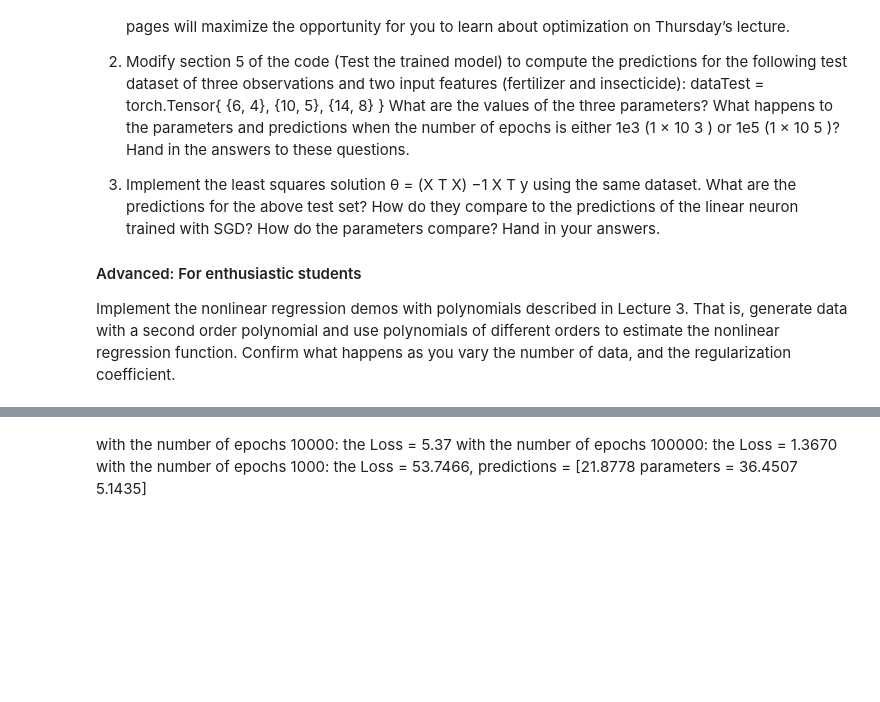
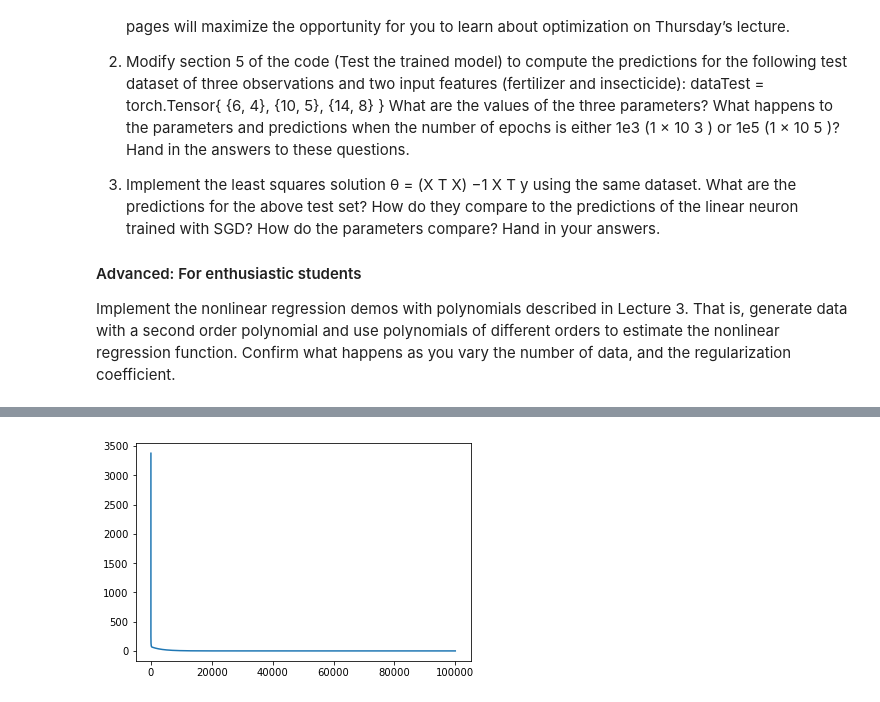
Before and after one commit to kuatroka/oxford_dl_2015_code, a Jupyter notebook: oxford_dl_2015_code/Practical2/practical2 - Linear Models with SGD and Least Squares.ipynb, the cells around one changed output, grey strips where cells are left out. Saved outputs shown, nothing was run; the diff lists cells and outputs as text; code cells hidden in the pictures; blank space fills up the shorter version.

```diff
--- a/oxford_dl_2015_code/Practical2/practical2 - Linear Models with SGD and Least Squares.ipynb
+++ b/oxford_dl_2015_code/Practical2/practical2 - Linear Models with SGD and Least Squares.ipynb
@@ -142,6 +133,5 @@ Variable containing:
-# %% [markdown]
-with the number of epochs 10000: the Loss = 5.37
-with the number of epochs 100000: the Loss = 1.3670
-with the number of epochs 1000: the Loss = 53.7466, predictions = [21.8778 parameters =
-                                                                   36.4507
-                                                                    5.1435]
+# %%
+plt.plot(losses1)
+plt.show()
+# %% [output]
+[figure, added]
```
Also changed, not shown: parts of 10 cells of this notebook.
